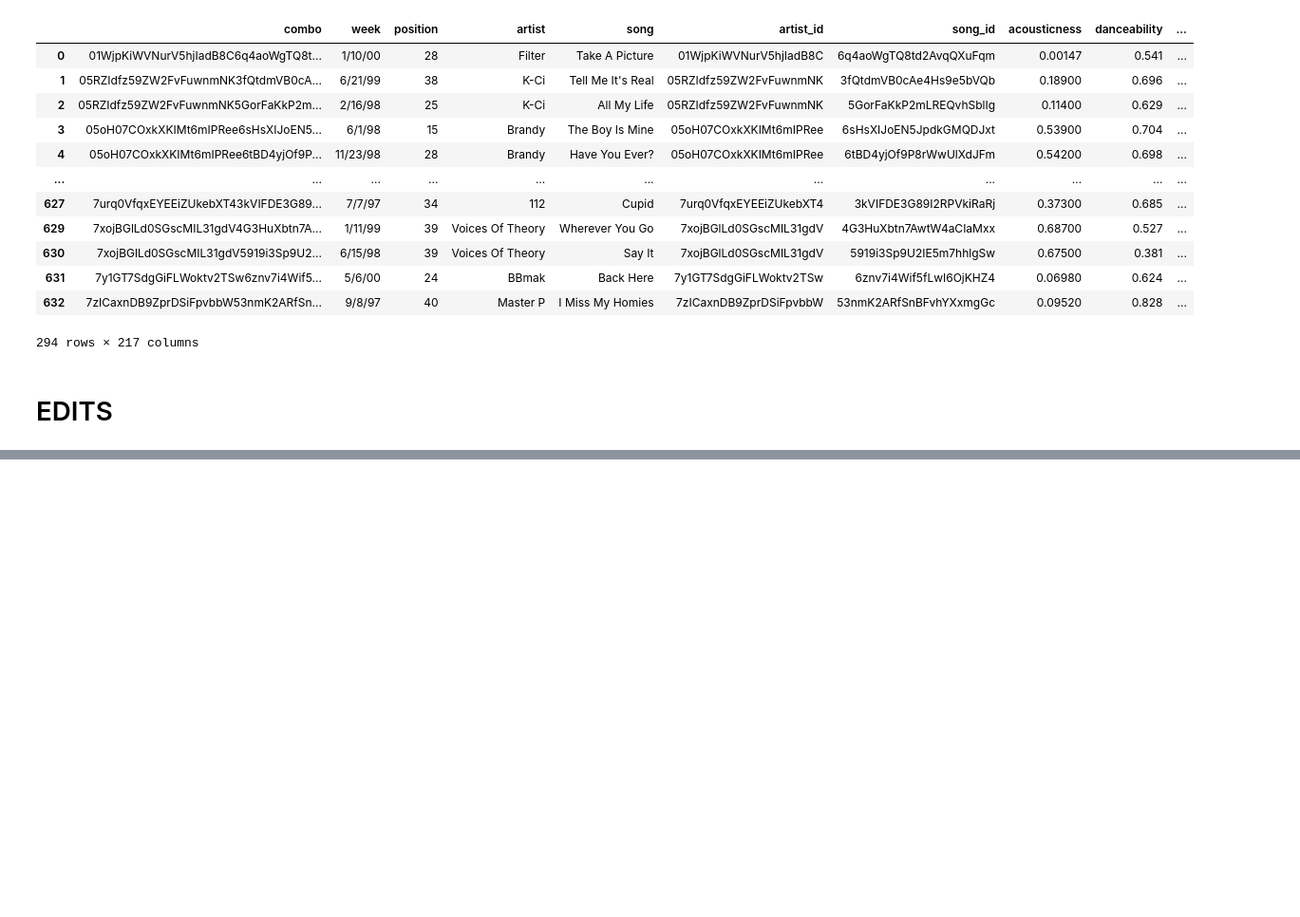
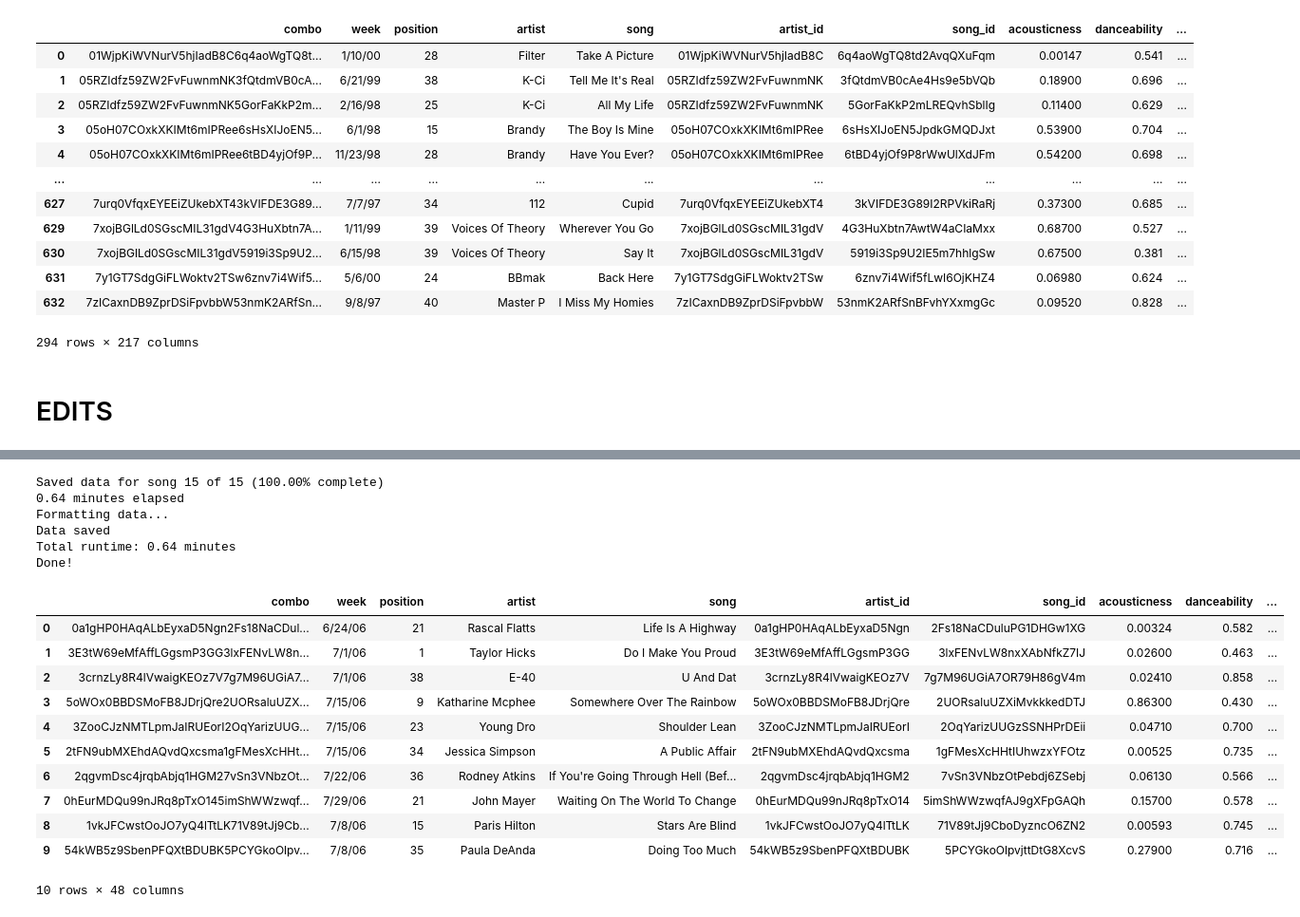
Before and after one commit to ariana94/Audio-Feature-API-Analyis-, a Jupyter notebook: 01_APIs/get_top40_audio_features.ipynb, the cells around one changed output, grey strips where cells are left out. Shown at 95% size. Drawn from its saved outputs; the diff is of its cells as text; code cells hidden in the pictures; blank space fills up the shorter version.

Commit message:
added long-form audio data

```diff
--- a/01_APIs/get_top40_audio_features.ipynb
+++ b/01_APIs/get_top40_audio_features.ipynb
@@ -810,7 +121,7 @@ robyn_search_results['artists']['items']
 # %%
 # save all IDs from artist search results
 id_list = []
-chart_entry = {'artist':'Jewel', 'song':'You Were Meant For Me'}
+chart_entry = {'artist':'Nelly', 'song':'Shake Ya Tailfeather'}
 #for result in artist_search_results['artists']['items']:
 for result in robyn_search_results['artists']['items']:
     artist_id = result['id']
@@ -1024,7 +335,8 @@ def top40_dict(dfin):
                                            headers=get_track_tokens(a)).json()
                 hit_list.append(artist_hits)
                 chart_entry[1]['hit_list'] = hit_list
-
+                # wait 0.1 second to avoid hitting Spotify API rate limits
+                time.sleep(0.1)
 
             ################################
             # save artist and track URIs
@@ -1330,6 +642,7 @@ def top40_dict(dfin):
     output_df.drop(columns=['combo_x', 'combo_y'], inplace=True)
     pd.to_datetime(output_df['week'])
     output_df.sort_values(by=['week','position'], inplace=True)
+    output_df.dropna(inplace=True)
     output_df.reset_index(inplace=True)
 
     # log progress
@@ -1463,7 +770,8 @@ def top40_dict(dfin):
                                            headers=get_track_tokens(a)).json()
                 hit_list.append(artist_hits)
                 chart_entry[1]['hit_list'] = hit_list
-
+                # wait 0.1 second to avoid hitting Spotify API rate limits
+                time.sleep(0.1)
 
             ################################
             # save artist and track URIs
@@ -1827,0 +1137,24 @@ try40_failed
+# %%
+try1, try1_failed = top40_dict(top40_df.iloc[1545:1560])
+# %% [output]
+Saved data for song 15 of 15 (100.00% complete)
+0.64 minutes elapsed
+Formatting data...
+Data saved
+Total runtime: 0.64 minutes
+Done!
+# %%
+try1
+# %% [output]
+|  | combo | week | position | artist | song | artist_id | song_id | acousticness | danceability | ... |
+| 0 | 0a1gHP0HAqALbEyxaD5Ngn2Fs18NaCDul... | 6/24/06 | 21 | Rascal Flatts | Life Is A Highway | 0a1gHP0HAqALbEyxaD5Ngn | 2Fs18NaCDuluPG1DHGw1XG | 0.00324 | 0.582 | ... |
+| 1 | 3E3tW69eMfAffLGgsmP3GG3lxFENvLW8n... | 7/1/06 | 1 | Taylor Hicks | Do I Make You Proud | 3E3tW69eMfAffLGgsmP3GG | 3lxFENvLW8nxXAbNfkZ7IJ | 0.02600 | 0.463 | ... |
+| 2 | 3crnzLy8R4lVwaigKEOz7V7g7M96UGiA7... | 7/1/06 | 38 | E-40 | U And Dat | 3crnzLy8R4lVwaigKEOz7V | 7g7M96UGiA7OR79H86gV4m | 0.02410 | 0.858 | ... |
+| 3 | 5oWOx0BBDSMoFB8JDrjQre2UORsaluUZX... | 7/15/06 | 9 | Katharine Mcphee | Somewhere Over The Rainbow | 5oWOx0BBDSMoFB8JDrjQre | 2UORsaluUZXiMvkkkedDTJ | 0.86300 | 0.430 | ... |
+| 4 | 3ZooCJzNMTLpmJaIRUEorI2OqYarizUUG... | 7/15/06 | 23 | Young Dro | Shoulder Lean | 3ZooCJzNMTLpmJaIRUEorI | 2OqYarizUUGzSSNHPrDEii | 0.04710 | 0.700 | ... |
+| 5 | 2tFN9ubMXEhdAQvdQxcsma1gFMesXcHHt... | 7/15/06 | 34 | Jessica Simpson | A Public Affair | 2tFN9ubMXEhdAQvdQxcsma | 1gFMesXcHHtIUhwzxYFOtz | 0.00525 | 0.735 | ... |
+| 6 | 2qgvmDsc4jrqbAbjq1HGM27vSn3VNbzOt... | 7/22/06 | 36 | Rodney Atkins | If You're Going Through Hell (Bef... | 2qgvmDsc4jrqbAbjq1HGM2 | 7vSn3VNbzOtPebdj6ZSebj | 0.06130 | 0.566 | ... |
+| 7 | 0hEurMDQu99nJRq8pTxO145imShWWzwqf... | 7/29/06 | 21 | John Mayer | Waiting On The World To Change | 0hEurMDQu99nJRq8pTxO14 | 5imShWWzwqfAJ9gXFpGAQh | 0.15700 | 0.578 | ... |
+| 8 | 1vkJFCwstOoJO7yQ4lTtLK71V89tJj9Cb... | 7/8/06 | 15 | Paris Hilton | Stars Are Blind | 1vkJFCwstOoJO7yQ4lTtLK | 71V89tJj9CboDyzncO6ZN2 | 0.00593 | 0.745 | ... |
+| 9 | 54kWB5z9SbenPFQXtBDUBK5PCYGkoOlpv... | 7/8/06 | 35 | Paula DeAnda | Doing Too Much | 54kWB5z9SbenPFQXtBDUBK | 5PCYGkoOlpvjttDtG8XcvS | 0.27900 | 0.716 | ... |
+10 rows × 48 columns
```
Also changed, not shown: parts of 24 cells of this notebook, 7 other files.
